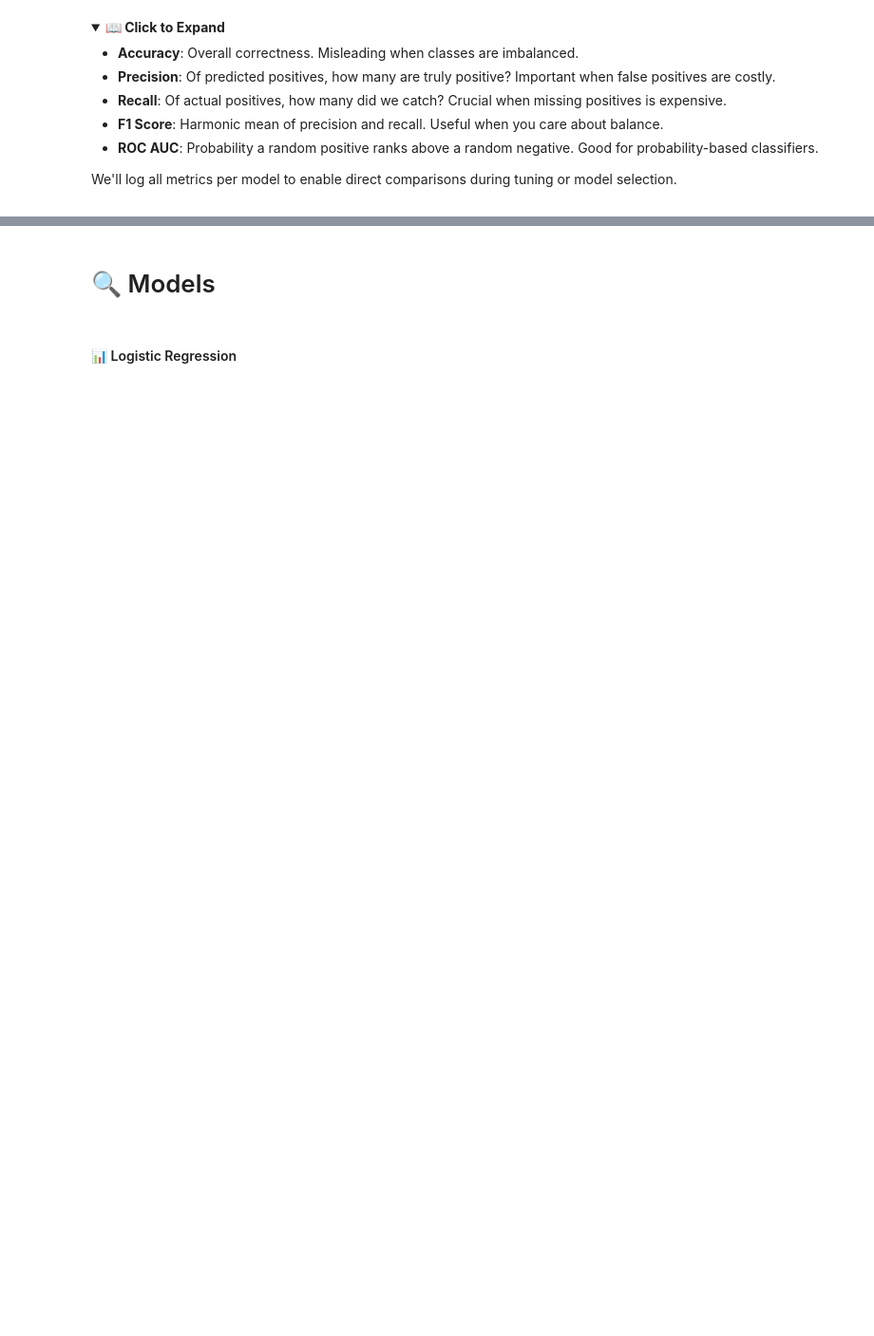
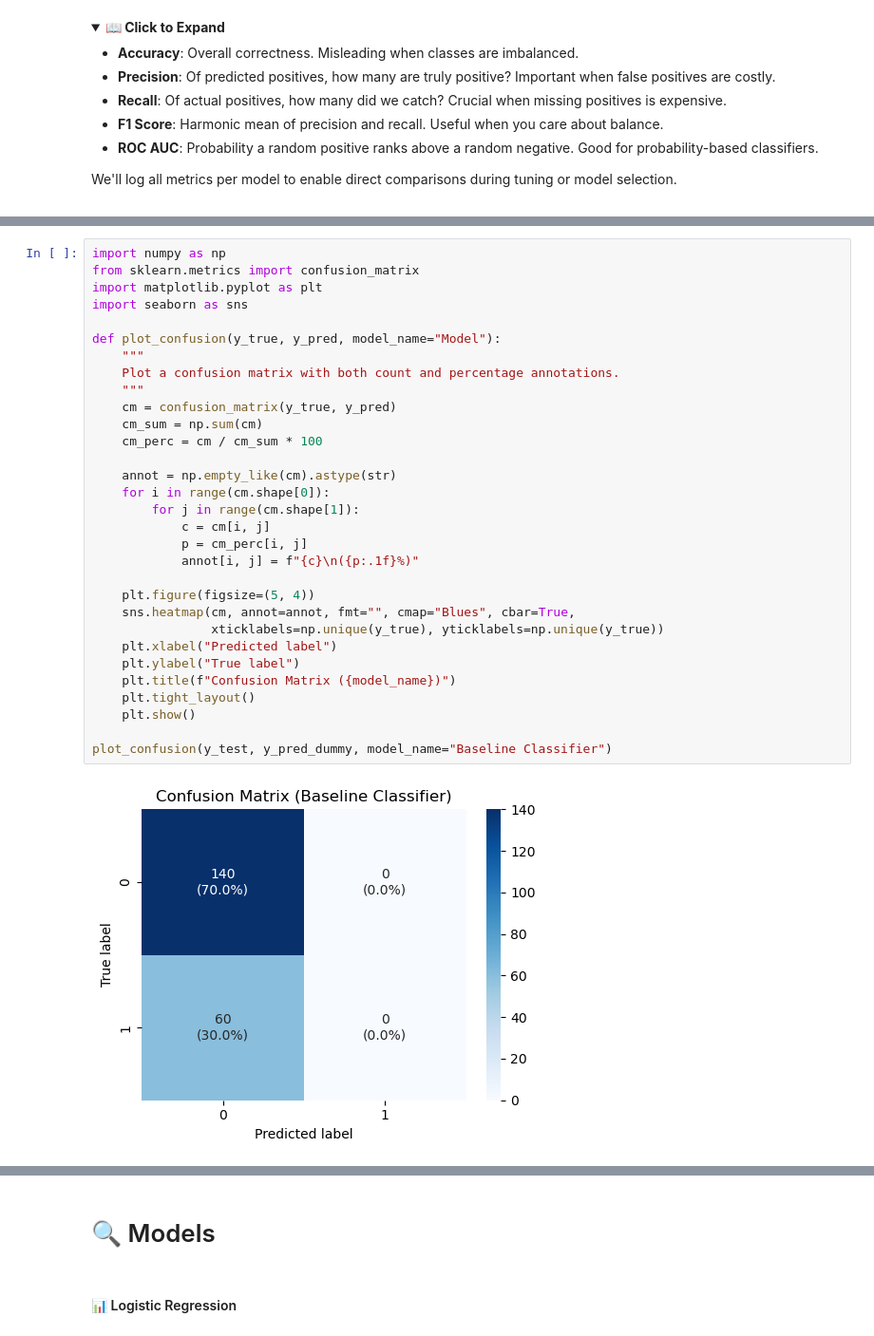
Before and after one commit to ashrithssreddy/ml-toolkit, a Jupyter notebook: Supervised_Learning/classification.ipynb, the cells around one changed output, grey strips where cells are left out. Shown at 95% size. Cells and saved outputs as stored; diff of their text form; folded sections open; blank space fills up the shorter version.

```diff
--- a/Supervised_Learning/classification.ipynb
+++ b/Supervised_Learning/classification.ipynb
@@ -270,0 +302,33 @@ ___
+# %%
+import numpy as np
+from sklearn.metrics import confusion_matrix
+import matplotlib.pyplot as plt
+import seaborn as sns
+
+def plot_confusion(y_true, y_pred, model_name="Model"):
+    """
+    Plot a confusion matrix with both count and percentage annotations.
+    """
+    cm = confusion_matrix(y_true, y_pred)
+    cm_sum = np.sum(cm)
+    cm_perc = cm / cm_sum * 100
+
+    annot = np.empty_like(cm).astype(str)
+    for i in range(cm.shape[0]):
+        for j in range(cm.shape[1]):
+            c = cm[i, j]
+            p = cm_perc[i, j]
+            annot[i, j] = f"{c}\n({p:.1f}%)"
+
+    plt.figure(figsize=(5, 4))
+    sns.heatmap(cm, annot=annot, fmt="", cmap="Blues", cbar=True,
+                xticklabels=np.unique(y_true), yticklabels=np.unique(y_true))
+    plt.xlabel("Predicted label")
+    plt.ylabel("True label")
+    plt.title(f"Confusion Matrix ({model_name})")
+    plt.tight_layout()
+    plt.show()
+
+plot_confusion(y_test, y_pred_dummy, model_name="Baseline Classifier")
+# %% [output]
+[figure, added]
```
Also changed, not shown: parts of 39 cells of this notebook, 2 other files.
